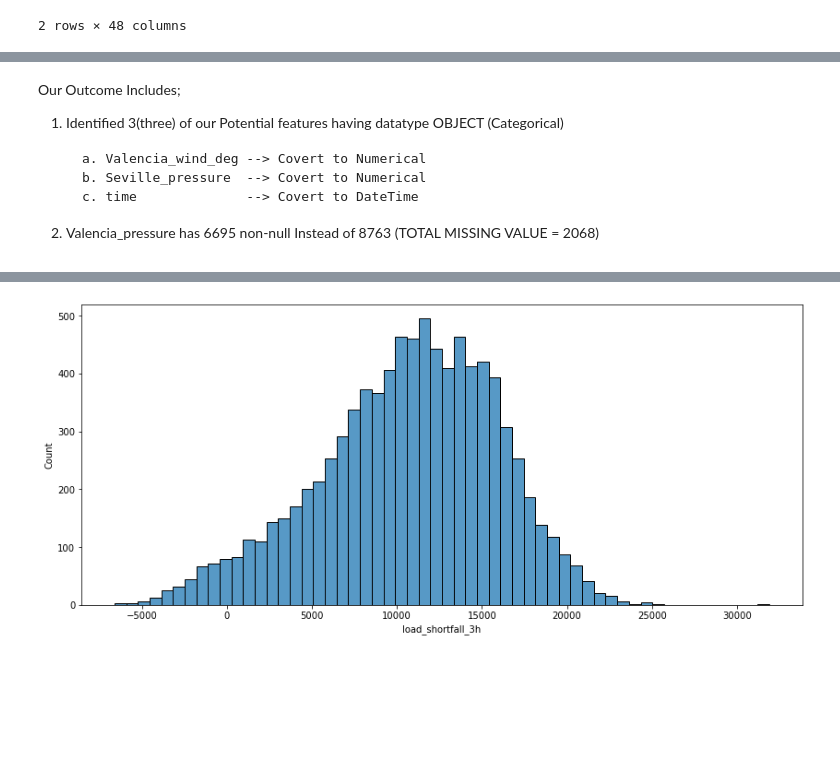
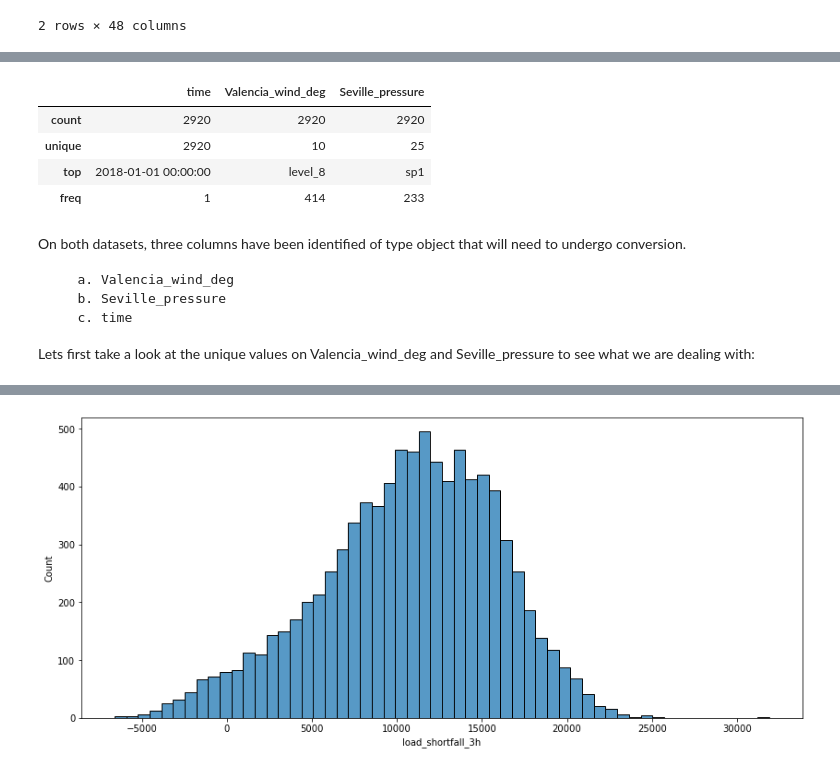
Before and after one commit to Explore-AI/load-shortfall-regression-predict-api, a Jupyter notebook: RegressionPredict.ipynb, the cells around one changed output, grey strips where cells are left out. Drawn from its saved outputs; the diff is of its cells as text; code cells hidden in the pictures; blank space fills up the shorter version.

```diff
--- a/RegressionPredict.ipynb
+++ b/RegressionPredict.ipynb
@@ -227,10 +361,17 @@ memory usage: 3.2+ MB
+# %%
+# summary of colums of type object on test dataset
+df_test2.describe(include=['object'])
+# %% [output]
+|  | time | Valencia_wind_deg | Seville_pressure |
+| count | 2920 | 2920 | 2920 |
+| unique | 2920 | 10 | 25 |
+| top | 2018-01-01 00:00:00 | level_8 | sp1 |
+| freq | 1 | 414 | 233 |
 # %% [markdown]
-Our Outcome Includes;
+On both datasets, three columns have been identified of type object that will need to undergo conversion.
 
-1. Identified 3(three) of our Potential features having datatype OBJECT (Categorical)
+       a. Valencia_wind_deg
+       b. Seville_pressure
+       c. time
 
-       a. Valencia_wind_deg --> Covert to Numerical
-       b. Seville_pressure  --> Covert to Numerical
-       c. time              --> Covert to DateTime
-
-2. Valencia_pressure  has   6695 non-null   Instead of 8763 (TOTAL MISSING VALUE = 2068)
+Lets first take a look at the unique values on Valencia_wind_deg and Seville_pressure to see what we are dealing with:
```
Also changed, not shown: parts of 70 cells of this notebook.
